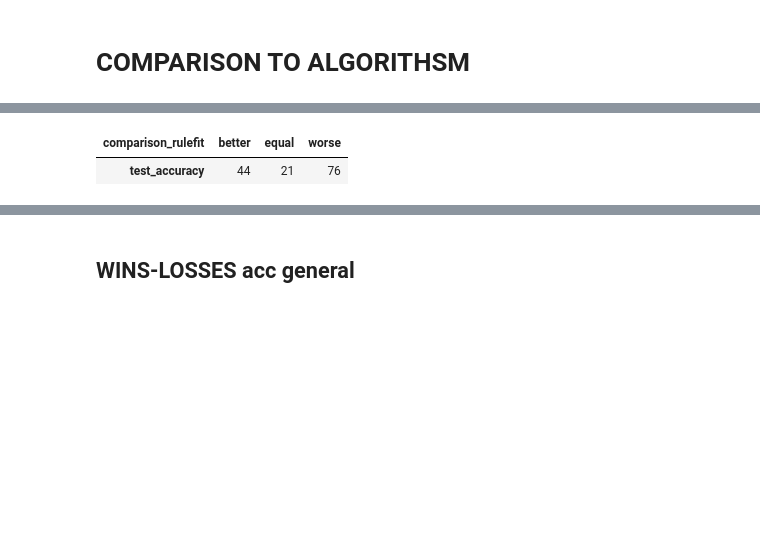
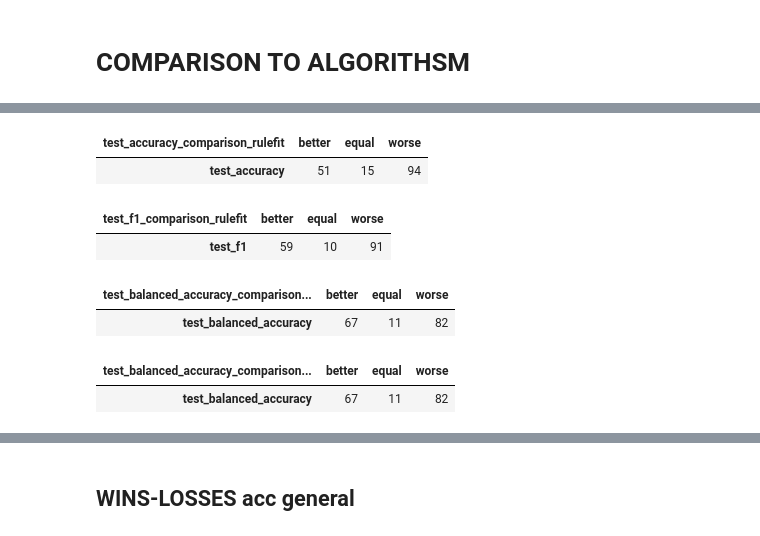
Before and after one commit to bgulowaty/phd, a Jupyter notebook: results/optimal-centroid-results.ipynb, the cells around one changed output, grey strips where cells are left out. Cells and saved outputs as stored; diff of their text form; code cells hidden in the pictures; blank space fills up the shorter version.

```diff
--- a/results/optimal-centroid-results.ipynb
+++ b/results/optimal-centroid-results.ipynb
@@ -203,0 +167,7 @@ optimal_centroids_df['complexity_oner'] = optimal_centroids_df['metrics.rules_no
+# %%
+QCUT_BINS = {}
+# %%
+for metric in COMPLEXITY_METRICS:
+    series, bins = pd.qcut(optimal_centroids_df[metric], 3, labels=["low", "medium", "high"], retbins=True)
+    optimal_centroids_df[f'{metric}-discretized'] = series
+    QCUT_BINS[metric] = bins
@@ -204,3 +176,19 @@ optimal_centroids_df['complexity_oner'] = optimal_centroids_df['metrics.rules_no
+# %%
+compare_values = {
+    "low": 0,
+    "medium": 1,
+    "high": 2,
+}
+compare_values_inverted = {
+    v: k for k, v in compare_values.items()
+}
+def take_higher(row):
+    vals = [compare_values[it] for it in [row[0], row[1]]]
+    max_val = max(vals)
+
+    return compare_values_inverted[max_val]
+# %%
+optimal_centroids_df['overall-complexity'] = optimal_centroids_df[ALL_DISCRETIZED_METRICS].mode(axis=1).fillna('low').apply(take_higher, axis=1)
 # %% [markdown]
 # COMPARISON TO ALGORITHSM
 # %%
@@ -210,10 +218,31 @@ COMPARED_ALGS = ['rf', 'dt']
 # %%
 optimal_centroids_df\
     .query(LIMITING_QUERY)\
-    .pivot_table(columns=['comparison_rulefit'], aggfunc="count", values=["test_accuracy"])
+    .pivot_table(columns=['test_accuracy_comparison_rulefit'], aggfunc="count", values=["test_accuracy"])
 # %% [output]
-| comparison_rulefit | better | equal | worse |
-| test_accuracy | 44 | 21 | 76 |
+| test_accuracy_comparison_rulefit | better | equal | worse |
+| test_accuracy | 51 | 15 | 94 |
+# %%
+optimal_centroids_df\
+    .query(LIMITING_QUERY)\
+    .pivot_table(columns=['test_f1_comparison_rulefit'], aggfunc="count", values=["test_f1"])
+# %% [output]
+| test_f1_comparison_rulefit | better | equal | worse |
+| test_f1 | 59 | 10 | 91 |
+# %%
+optimal_centroids_df\
+    .query(LIMITING_QUERY)\
+    .pivot_table(columns=['test_balanced_accuracy_comparison_rulefit'], aggfunc="count", values=["test_balanced_accuracy"])
+# %% [output]
+| test_balanced_accuracy_comparison... | better | equal | worse |
+| test_balanced_accuracy | 67 | 11 | 82 |
+# %%
+optimal_centroids_df\
+    .query(LIMITING_QUERY)\
+    .pivot_table(columns=['test_balanced_accuracy_comparison_rulefit'], aggfunc="count", values=["test_balanced_accuracy"])
+# %% [output]
+| test_balanced_accuracy_comparison... | better | equal | worse |
+| test_balanced_accuracy | 67 | 11 | 82 |
 # %%
 optimal_centroids_df[['test_accuracy', 'test_precision']]
 # %% [output]
```
Also changed, not shown: parts of 97 cells of this notebook, 7 other files.
